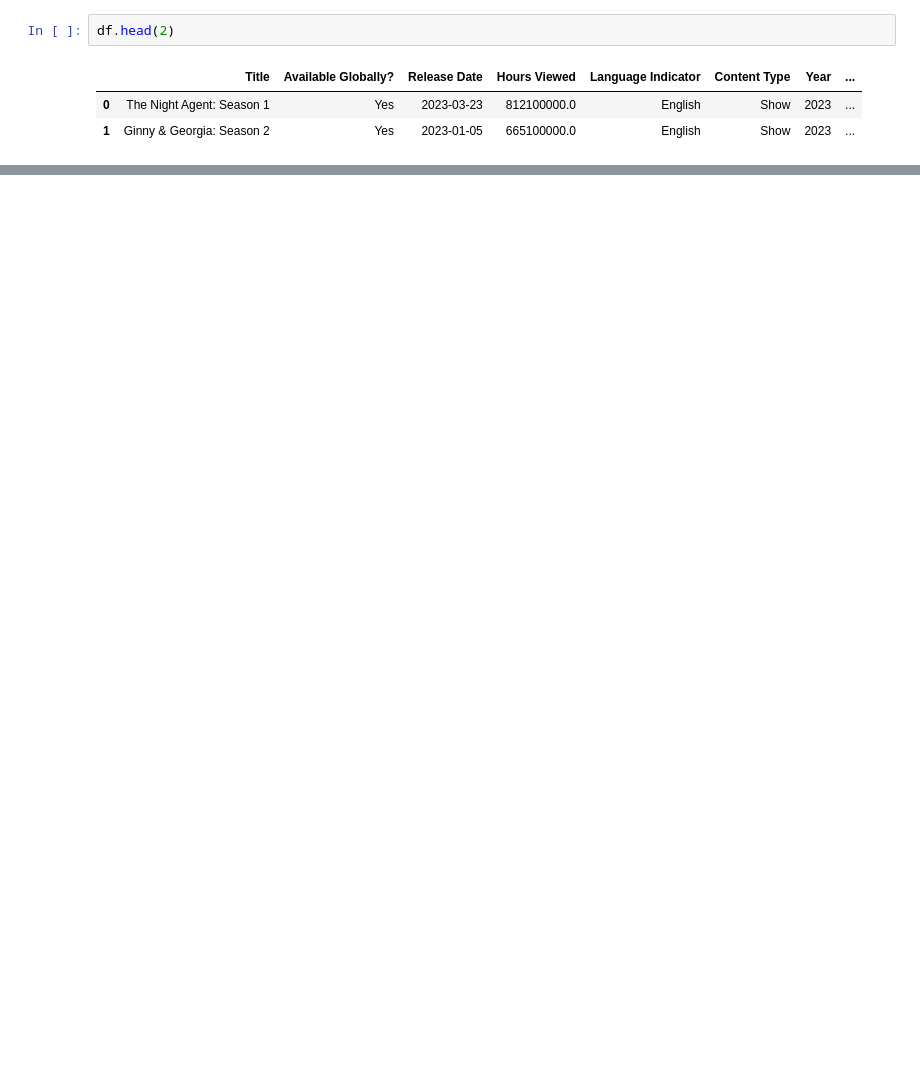
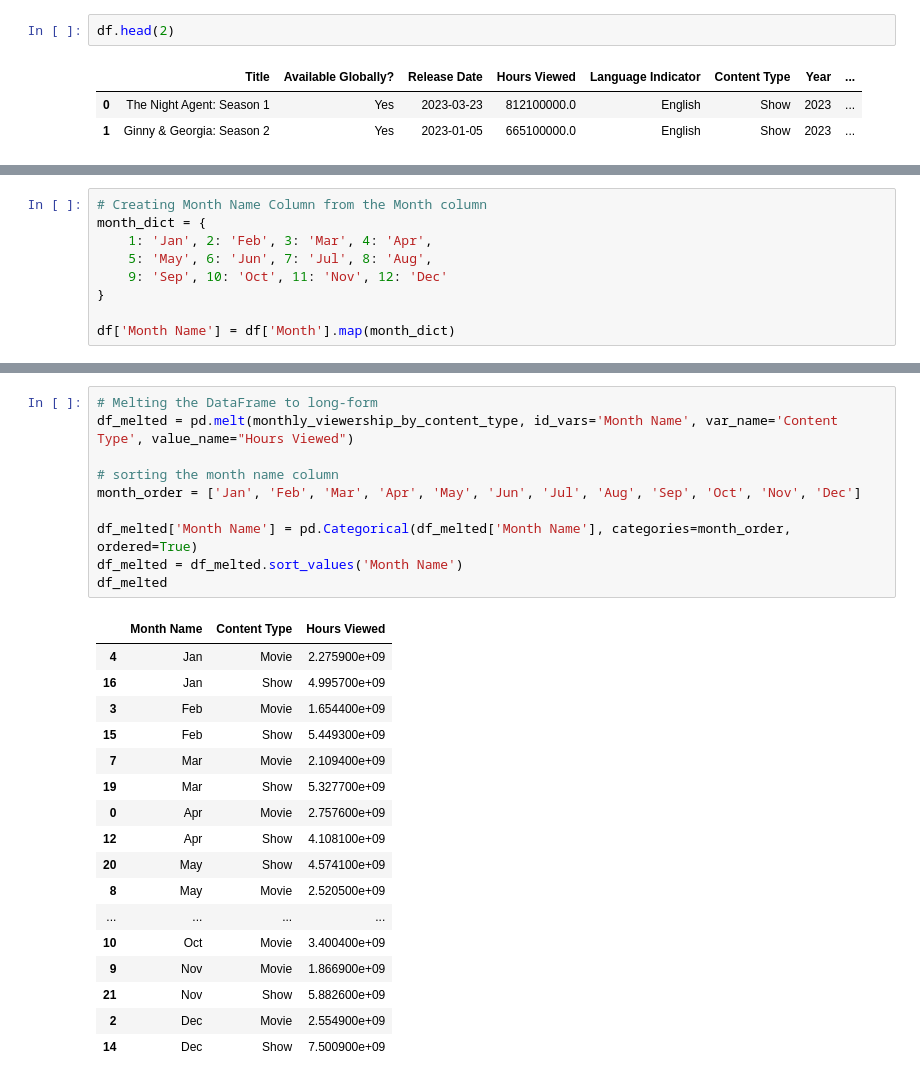
Before and after one commit to modyreturn/Netflix-Analysis, a Jupyter notebook: 5_Seasonal_Analysis.ipynb, the cells around one changed output, grey strips where cells are left out. Saved outputs shown, nothing was run; the diff lists cells and outputs as text; blank space fills up the shorter version.

```diff
--- a/5_Seasonal_Analysis.ipynb
+++ b/5_Seasonal_Analysis.ipynb
@@ -102,0 +122,9 @@ df.head(2)
+# %%
+# Creating Month Name Column from the Month column
+month_dict = {
+    1: 'Jan', 2: 'Feb', 3: 'Mar', 4: 'Apr',
+    5: 'May', 6: 'Jun', 7: 'Jul', 8: 'Aug',
+    9: 'Sep', 10: 'Oct', 11: 'Nov', 12: 'Dec'
+}
+
+df['Month Name'] = df['Month'].map(month_dict)
@@ -102,0 +218,28 @@ df.head(2)
+# %%
+# Melting the DataFrame to long-form
+df_melted = pd.melt(monthly_viewership_by_content_type, id_vars='Month Name', var_name='Content Type', value_name="Hours Viewed")
+
+# sorting the month name column
+month_order = ['Jan', 'Feb', 'Mar', 'Apr', 'May', 'Jun', 'Jul', 'Aug', 'Sep', 'Oct', 'Nov', 'Dec']
+
+df_melted['Month Name'] = pd.Categorical(df_melted['Month Name'], categories=month_order, ordered=True)
+df_melted = df_melted.sort_values('Month Name')
+df_melted
+# %% [output]
+|  | Month Name | Content Type | Hours Viewed |
+| 4 | Jan | Movie | 2.275900e+09 |
+| 16 | Jan | Show | 4.995700e+09 |
+| 3 | Feb | Movie | 1.654400e+09 |
+| 15 | Feb | Show | 5.449300e+09 |
+| 7 | Mar | Movie | 2.109400e+09 |
+| 19 | Mar | Show | 5.327700e+09 |
+| 0 | Apr | Movie | 2.757600e+09 |
+| 12 | Apr | Show | 4.108100e+09 |
+| 20 | May | Show | 4.574100e+09 |
+| 8 | May | Movie | 2.520500e+09 |
+| ... | ... | ... | ... |
+| 10 | Oct | Movie | 3.400400e+09 |
+| 9 | Nov | Movie | 1.866900e+09 |
+| 21 | Nov | Show | 5.882600e+09 |
+| 2 | Dec | Movie | 2.554900e+09 |
+| 14 | Dec | Show | 7.500900e+09 |
```
Also changed, not shown: parts of 10 cells of this notebook.
